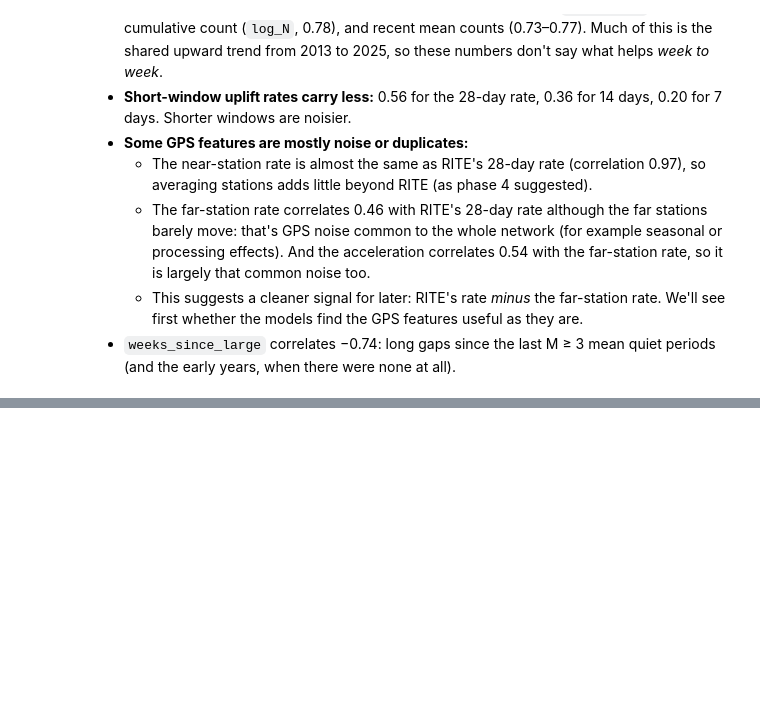
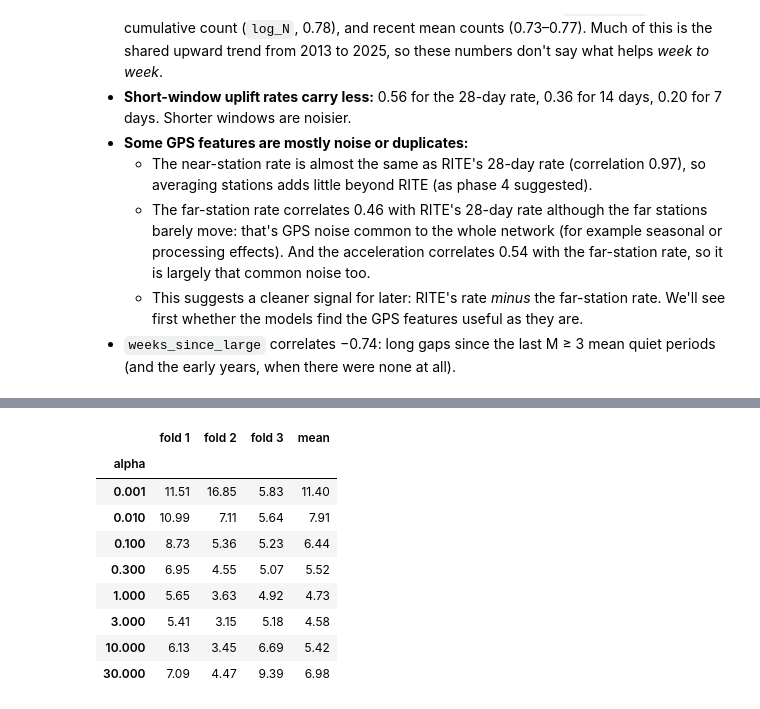
Before and after one commit to PatrickBolton/flegrei-seismicity, a Jupyter notebook: notebooks/04_models.ipynb, the cells around one changed output, grey strips where cells are left out. Saved outputs shown, nothing was run; the diff lists cells and outputs as text; code cells hidden in the pictures; blank space fills up the shorter version.

```diff
--- a/notebooks/04_models.ipynb
+++ b/notebooks/04_models.ipynb
@@ -141,0 +224,17 @@ span[GPS_FEATURES].corr(method="spearman").round(2)
+# %%
+# The grid search behind the 2023 choice for the full model: Poisson deviance of each
+# candidate penalty in each validation year (fold 1 = 2020, 2 = 2021, 3 = 2022), and the mean.
+from src.models import tuning_table
+
+tuning_table(glm_forecasters["glm_all"].tuning[2023], "poissonregressor__alpha").round(2)
+# %% [output]
+|  | fold 1 | fold 2 | fold 3 | mean |
+| alpha |  |  |  |  |
+| 0.001 | 11.51 | 16.85 | 5.83 | 11.40 |
+| 0.010 | 10.99 | 7.11 | 5.64 | 7.91 |
+| 0.100 | 8.73 | 5.36 | 5.23 | 6.44 |
+| 0.300 | 6.95 | 4.55 | 5.07 | 5.52 |
+| 1.000 | 5.65 | 3.63 | 4.92 | 4.73 |
+| 3.000 | 5.41 | 3.15 | 5.18 | 4.58 |
+| 10.000 | 6.13 | 3.45 | 6.69 | 5.42 |
+| 30.000 | 7.09 | 4.47 | 9.39 | 6.98 |
```
Also changed, not shown: parts of 8 cells of this notebook, 2 other files.
